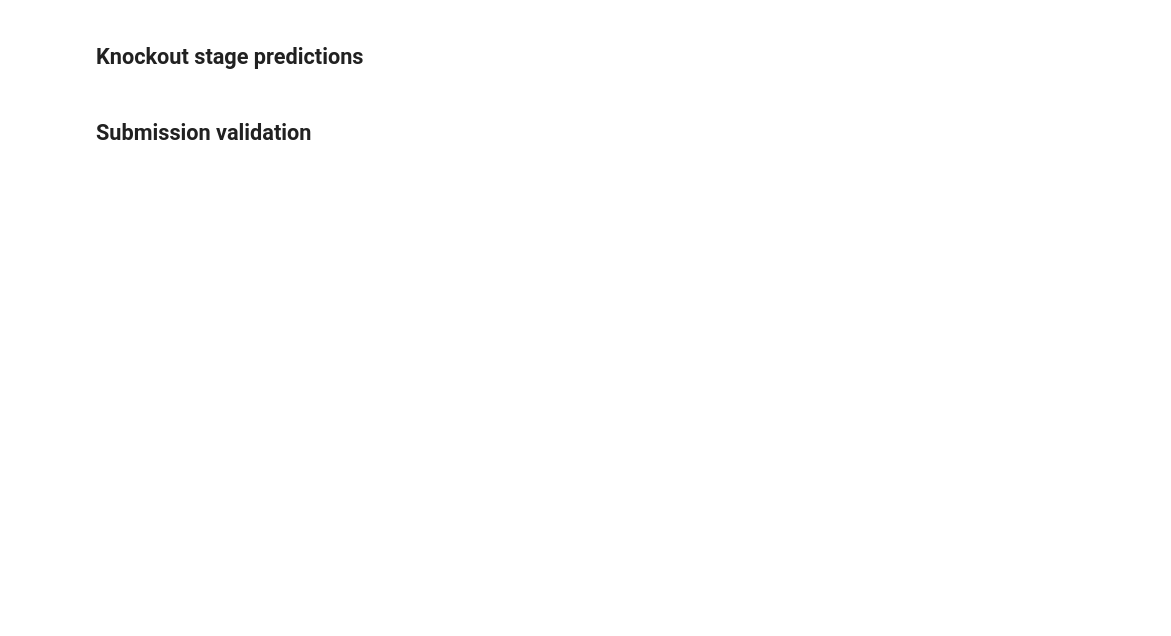
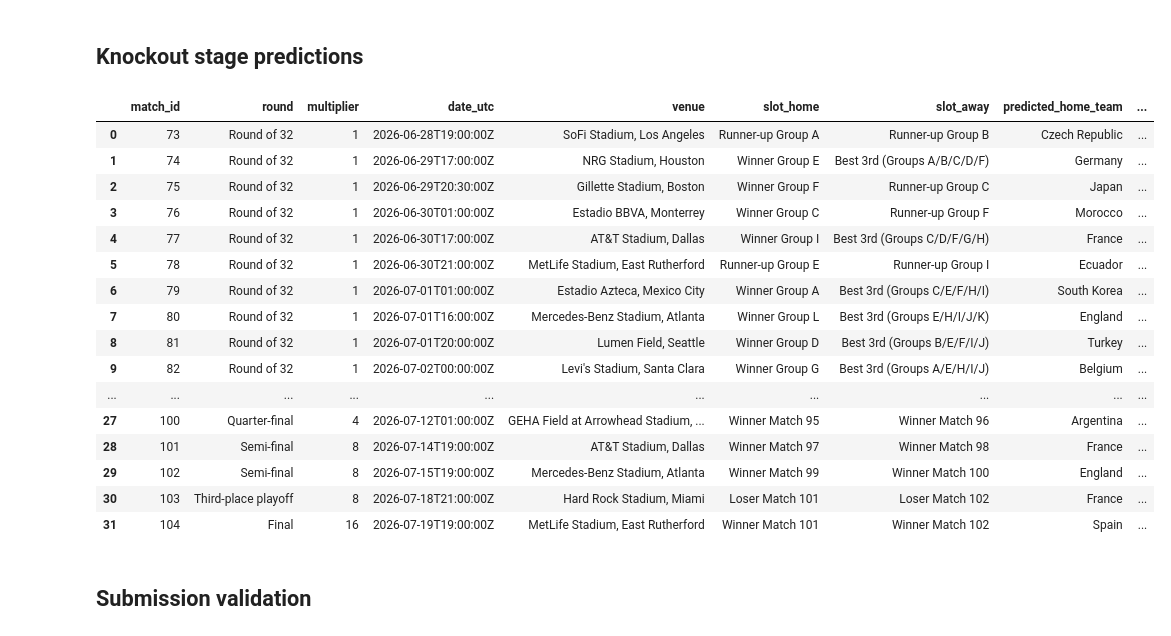
Before and after one commit to hirokr/World-Cup-2026-Predictions, a Jupyter notebook: comp-notebook/notebook.ipynb, the cells around one changed output. Drawn from its saved outputs; the diff is of its cells as text; code cells hidden in the pictures; blank space fills up the shorter version.

```diff
--- a/comp-notebook/notebook.ipynb
+++ b/comp-notebook/notebook.ipynb
@@ -95,40 +109,58 @@ group_predictions
 # %%
 knockout_predictions = pd.read_csv(StringIO(r'''
 match_id,round,multiplier,date_utc,venue,slot_home,slot_away,predicted_home_team,predicted_away_team,predicted_home_goals,predicted_away_goals,corners,yellow_cards,red_cards,match_winner,penalties
-73,Round of 32,1,2026-06-28T19:00:00Z,"SoFi Stadium, Los Angeles",Runner-up Group A,Runner-up Group B,Mexico,Canada,1,0,9,3,0,home,False
-74,Round of 32,1,2026-06-29T17:00:00Z,"NRG Stadium, Houston",Winner Group E,Best 3rd (Groups A/B/C/D/F),Germany,Japan,1,2,10,1,0,away,False
-75,Round of 32,1,2026-06-29T20:30:00Z,"Gillette Stadium, Boston",Winner Group F,Runner-up Group C,Netherlands,Morocco,2,1,9,3,0,home,False
-76,Round of 32,1,2026-06-30T01:00:00Z,"Estadio BBVA, Monterrey",Winner Group C,Runner-up Group F,Brazil,Tunisia,1,0,10,3,0,home,False
-77,Round of 32,1,2026-06-30T17:00:00Z,"AT&T Stadium, Dallas",Winner Group I,Best 3rd (Groups C/D/F/G/H),France,Egypt,1,0,10,3,0,home,False
+73,Round of 32,1,2026-06-28T19:00:00Z,"SoFi Stadium, Los Angeles",Runner-up Group A,Runner-up Group B,Czech Republic,Switzerland,1,2,9,3,0,away,False
+74,Round of 32,1,2026-06-29T17:00:00Z,"NRG Stadium, Houston",Winner Group E,Best 3rd (Groups A/B/C/D/F),Germany,Haiti,2,1,11,2,0,home,False
+75,Round of 32,1,2026-06-29T20:30:00Z,"Gillette Stadium, Boston",Winner Group F,Runner-up Group C,Japan,Scotland,1,2,10,4,0,away,False
+76,Round of 32,1,2026-06-30T01:00:00Z,"Estadio BBVA, Monterrey",Winner Group C,Runner-up Group F,Morocco,Netherlands,1,2,9,3,0,away,False
+77,Round of 32,1,2026-06-30T17:00:00Z,"AT&T Stadium, Dallas",Winner Group I,Best 3rd (Groups C/D/F/G/H),France,Australia,2,1,10,4,0,home,False
 78,Round of 32,1,2026-06-30T21:00:00Z,"MetLife Stadium, East Rutherford",Runner-up Group E,Runner-up Group I,Ecuador,Senegal,1,0,9,4,0,home,False
-79,Round of 32,1,2026-07-01T01:00:00Z,"Estadio Azteca, Mexico City",Winner Group A,Best 3rd (Groups C/E/F/H/I),South Korea,Norway,2,1,9,3,0,home,False
-80,Round of 32,1,2026-07-01T16:00:00Z,"Mercedes-Benz Stadium, Atlanta",Winner Group L,Best 3rd (Groups E/H/I/J/K),England,DR Congo,1,0,10,3,0,home,False
-81,Round of 32,1,2026-07-01T20:00:00Z,"Lumen Field, Seattle",Winner Group D,Best 3rd (Groups B/E/F/I/J),Paraguay,Bosnia and Herzegovina,1,0,9,4,0,home,False
-82,Round of 32,1,2026-07-02T00:00:00Z,"Levi's Stadium, Santa Clara",Winner Group G,Best 3rd (Groups A/E/H/I/J),Belgium,South Africa,2,1,11,3,0,home,False
-83,Round of 32,1,2026-07-02T19:00:00Z,"BMO Field, Toronto",Runner-up Group K,Runner-up Group L,Colombia,Croatia,1,2,9,3,0,away,False
-84,Round of 32,1,2026-07-02T23:00:00Z,"SoFi Stadium, Los Angeles",Winner Group H,Runner-up Group J,Spain,Algeria,2,1,11,3,0,home,False
-85,Round of 32,1,2026-07-03T03:00:00Z,"BC Place, Vancouver",Winner Group B,Best 3rd (Groups E/F/G/I/J),Switzerland,Jordan,2,1,10,5,0,home,False
+79,Round of 32,1,2026-07-01T01:00:00Z,"Estadio Azteca, Mexico City",Winner Group A,Best 3rd (Groups C/E/F/H/I),South Korea,Côte d'Ivoire,1,0,9,4,0,home,False
+80,Round of 32,1,2026-07-01T16:00:00Z,"Mercedes-Benz Stadium, Atlanta",Winner Group L,Best 3rd (Groups E/H/I/J/K),England,Norway,2,1,10,3,0,home,False
+81,Round of 32,1,2026-07-01T20:00:00Z,"Lumen Field, Seattle",Winner Group D,Best 3rd (Groups B/E/F/I/J),Turkey,Bosnia and Herzegovina,2,1,11,4,0,home,False
+82,Round of 32,1,2026-07-02T00:00:00Z,"Levi's Stadium, Santa Clara",Winner Group G,Best 3rd (Groups A/E/H/I/J),Belgium,Cabo Verde,2,1,11,3,0,home,False
+83,Round of 32,1,2026-07-02T19:00:00Z,"BMO Field, Toronto",Runner-up Group K,Runner-up Group L,Portugal,Panama,2,1,10,3,0,home,False
+84,Round of 32,1,2026-07-02T23:00:00Z,"SoFi Stadium, Los Angeles",Winner Group H,Runner-up Group J,Spain,Jordan,2,1,11,3,0,home,False
+85,Round of 32,1,2026-07-03T03:00:00Z,"BC Place, Vancouver",Winner Group B,Best 3rd (Groups E/F/G/I/J),Canada,Austria,1,2,9,3,0,away,False
 86,Round of 32,1,2026-07-03T18:00:00Z,"AT&T Stadium, Dallas",Winner Group J,Runner-up Group H,Argentina,Uruguay,1,0,9,3,0,home,False
-87,Round of 32,1,2026-07-03T22:00:00Z,"Hard Rock Stadium, Miami",Winner Group K,Best 3rd (Groups D/E/I/J/L),Portugal,Panama,2,1,10,3,0,home,False
-88,Round of 32,1,2026-07-04T01:30:00Z,"GEHA Field at Arrowhead Stadium, Kansas City",Runner-up Group D,Runner-up Group G,Turkey,Iran,1,2,10,3,0,away,False
-89,Round of 16,2,2026-07-04T17:00:00Z,"NRG Stadium, Houston",Winner Match 74,Winner Match 77,Japan,France,1,2,9,3,0,away,False
-90,Round of 16,2,2026-07-04T21:00:00Z,"Lincoln Financial Field, Philadelphia",Winner Match 73,Winner Match 75,Mexico,Netherlands,1,2,9,3,0,away,False
-91,Round of 16,2,2026-07-05T20:00:00Z,"MetLife Stadium, East Rutherford",Winner Match 76,Winner Match 78,Brazil,Ecuador,1,0,9,4,0,home,False
+87,Round of 32,1,2026-07-03T22:00:00Z,"Hard Rock Stadium, Miami",Winner Group K,Best 3rd (Groups D/E/I/J/L),Colombia,Ghana,2,1,11,2,0,home,False
+88,Round of 32,1,2026-07-04T01:30:00Z,"GEHA Field at Arrowhead Stadium, Kansas City",Runner-up Group D,Runner-up Group G,USA,Egypt,0,1,9,3,0,away,False
+89,Round of 16,2,2026-07-04T17:00:00Z,"NRG Stadium, Houston",Winner Match 74,Winner Match 77,Germany,France,1,2,10,3,0,away,False
+90,Round of 16,2,2026-07-04T21:00:00Z,"Lincoln Financial Field, Philadelphia",Winner Match 73,Winner Match 75,Switzerland,Scotland,2,1,10,3,0,home,False
+91,Round of 16,2,2026-07-05T20:00:00Z,"MetLife Stadium, East Rutherford",Winner Match 76,Winner Match 78,Netherlands,Ecuador,1,0,9,3,0,home,False
 92,Round of 16,2,2026-07-06T00:00:00Z,"Estadio Azteca, Mexico City",Winner Match 79,Winner Match 80,South Korea,England,1,2,9,4,0,away,False
-93,Round of 16,2,2026-07-06T19:00:00Z,"AT&T Stadium, Dallas",Winner Match 83,Winner Match 84,Croatia,Spain,1,2,10,3,0,away,False
-94,Round of 16,2,2026-07-07T00:00:00Z,"Lumen Field, Seattle",Winner Match 81,Winner Match 82,Paraguay,Belgium,1,2,9,3,0,away,False
-95,Round of 16,2,2026-07-07T16:00:00Z,"Mercedes-Benz Stadium, Atlanta",Winner Match 86,Winner Match 88,Argentina,Iran,1,0,10,4,0,home,False
-96,Round of 16,2,2026-07-07T20:00:00Z,"BC Place, Vancouver",Winner Match 85,Winner Match 87,Switzerland,Portugal,1,2,9,2,0,away,False
-97,Quarter-final,4,2026-07-09T20:00:00Z,"Gillette Stadium, Boston",Winner Match 89,Winner Match 90,France,Netherlands,1,2,10,3,0,away,False
-98,Quarter-final,4,2026-07-10T19:00:00Z,"SoFi Stadium, Los Angeles",Winner Match 93,Winner Match 94,Spain,Belgium,2,1,10,3,0,home,False
-99,Quarter-final,4,2026-07-11T21:00:00Z,"Hard Rock Stadium, Miami",Winner Match 91,Winner Match 92,Brazil,England,1,2,9,4,0,away,False
-100,Quarter-final,4,2026-07-12T01:00:00Z,"GEHA Field at Arrowhead Stadium, Kansas City",Winner Match 95,Winner Match 96,Argentina,Portugal,2,1,9,3,0,home,False
-101,Semi-final,8,2026-07-14T19:00:00Z,"AT&T Stadium, Dallas",Winner Match 97,Winner Match 98,Netherlands,Spain,1,2,10,4,0,away,False
+93,Round of 16,2,2026-07-06T19:00:00Z,"AT&T Stadium, Dallas",Winner Match 83,Winner Match 84,Portugal,Spain,1,2,10,3,0,away,False
+94,Round of 16,2,2026-07-07T00:00:00Z,"Lumen Field, Seattle",Winner Match 81,Winner Match 82,Turkey,Belgium,2,1,10,2,0,home,False
+95,Round of 16,2,2026-07-07T16:00:00Z,"Mercedes-Benz Stadium, Atlanta",Winner Match 86,Winner Match 88,Argentina,Egypt,1,0,10,4,0,home,False
+96,Round of 16,2,2026-07-07T20:00:00Z,"BC Place, Vancouver",Winner Match 85,Winner Match 87,Austria,Colombia,2,1,9,3,0,home,False
+97,Quarter-final,4,2026-07-09T20:00:00Z,"Gillette Stadium, Boston",Winner Match 89,Winner Match 90,France,Switzerland,2,1,10,4,0,home,False
+98,Quarter-final,4,2026-07-10T19:00:00Z,"SoFi Stadium, Los Angeles",Winner Match 93,Winner Match 94,Spain,Turkey,2,1,10,2,0,home,False
+99,Quarter-final,4,2026-07-11T21:00:00Z,"Hard Rock Stadium, Miami",Winner Match 91,Winner Match 92,Netherlands,England,1,2,9,2,0,away,False
+100,Quarter-final,4,2026-07-12T01:00:00Z,"GEHA Field at Arrowhead Stadium, Kansas City",Winner Match 95,Winner Match 96,Argentina,Austria,2,1,9,5,0,home,False
+101,Semi-final,8,2026-07-14T19:00:00Z,"AT&T Stadium, Dallas",Winner Match 97,Winner Match 98,France,Spain,1,2,9,2,0,away,False
 102,Semi-final,8,2026-07-15T19:00:00Z,"Mercedes-Benz Stadium, Atlanta",Winner Match 99,Winner Match 100,England,Argentina,0,1,9,4,0,away,False
-103,Third-place playoff,8,2026-07-18T21:00:00Z,"Hard Rock Stadium, Miami",Loser Match 101,Loser Match 102,Netherlands,England,2,1,9,2,0,home,False
+103,Third-place playoff,8,2026-07-18T21:00:00Z,"Hard Rock Stadium, Miami",Loser Match 101,Loser Match 102,France,England,1,2,9,3,0,away,False
 104,Final,16,2026-07-19T19:00:00Z,"MetLife Stadium, East Rutherford",Winner Match 101,Winner Match 102,Spain,Argentina,2,1,9,2,0,home,False
 '''))
 knockout_predictions
+# %% [output]
+|  | match_id | round | multiplier | date_utc | venue | slot_home | slot_away | predicted_home_team | ... |
+| 0 | 73 | Round of 32 | 1 | 2026-06-28T19:00:00Z | SoFi Stadium, Los Angeles | Runner-up Group A | Runner-up Group B | Czech Republic | ... |
+| 1 | 74 | Round of 32 | 1 | 2026-06-29T17:00:00Z | NRG Stadium, Houston | Winner Group E | Best 3rd (Groups A/B/C/D/F) | Germany | ... |
+| 2 | 75 | Round of 32 | 1 | 2026-06-29T20:30:00Z | Gillette Stadium, Boston | Winner Group F | Runner-up Group C | Japan | ... |
+| 3 | 76 | Round of 32 | 1 | 2026-06-30T01:00:00Z | Estadio BBVA, Monterrey | Winner Group C | Runner-up Group F | Morocco | ... |
+| 4 | 77 | Round of 32 | 1 | 2026-06-30T17:00:00Z | AT&T Stadium, Dallas | Winner Group I | Best 3rd (Groups C/D/F/G/H) | France | ... |
+| 5 | 78 | Round of 32 | 1 | 2026-06-30T21:00:00Z | MetLife Stadium, East Rutherford | Runner-up Group E | Runner-up Group I | Ecuador | ... |
+| 6 | 79 | Round of 32 | 1 | 2026-07-01T01:00:00Z | Estadio Azteca, Mexico City | Winner Group A | Best 3rd (Groups C/E/F/H/I) | South Korea | ... |
+| 7 | 80 | Round of 32 | 1 | 2026-07-01T16:00:00Z | Mercedes-Benz Stadium, Atlanta | Winner Group L | Best 3rd (Groups E/H/I/J/K) | England | ... |
+| 8 | 81 | Round of 32 | 1 | 2026-07-01T20:00:00Z | Lumen Field, Seattle | Winner Group D | Best 3rd (Groups B/E/F/I/J) | Turkey | ... |
+| 9 | 82 | Round of 32 | 1 | 2026-07-02T00:00:00Z | Levi's Stadium, Santa Clara | Winner Group G | Best 3rd (Groups A/E/H/I/J) | Belgium | ... |
+| ... | ... | ... | ... | ... | ... | ... | ... | ... | ... |
+| 27 | 100 | Quarter-final | 4 | 2026-07-12T01:00:00Z | GEHA Field at Arrowhead Stadium, ... | Winner Match 95 | Winner Match 96 | Argentina | ... |
+| 28 | 101 | Semi-final | 8 | 2026-07-14T19:00:00Z | AT&T Stadium, Dallas | Winner Match 97 | Winner Match 98 | France | ... |
+| 29 | 102 | Semi-final | 8 | 2026-07-15T19:00:00Z | Mercedes-Benz Stadium, Atlanta | Winner Match 99 | Winner Match 100 | England | ... |
+| 30 | 103 | Third-place playoff | 8 | 2026-07-18T21:00:00Z | Hard Rock Stadium, Miami | Loser Match 101 | Loser Match 102 | France | ... |
+| 31 | 104 | Final | 16 | 2026-07-19T19:00:00Z | MetLife Stadium, East Rutherford | Winner Match 101 | Winner Match 102 | Spain | ... |
 # %% [markdown]
 ## Submission validation
 # %%
```
Also changed, not shown: parts of 2 cells of this notebook, 9 other files.
